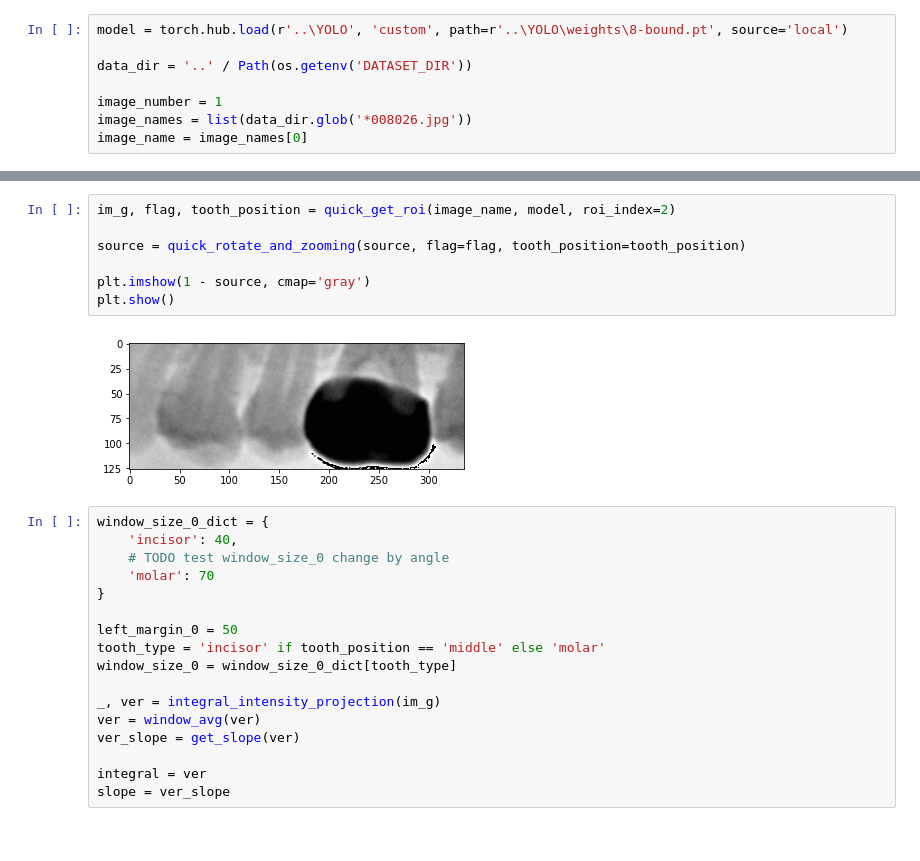
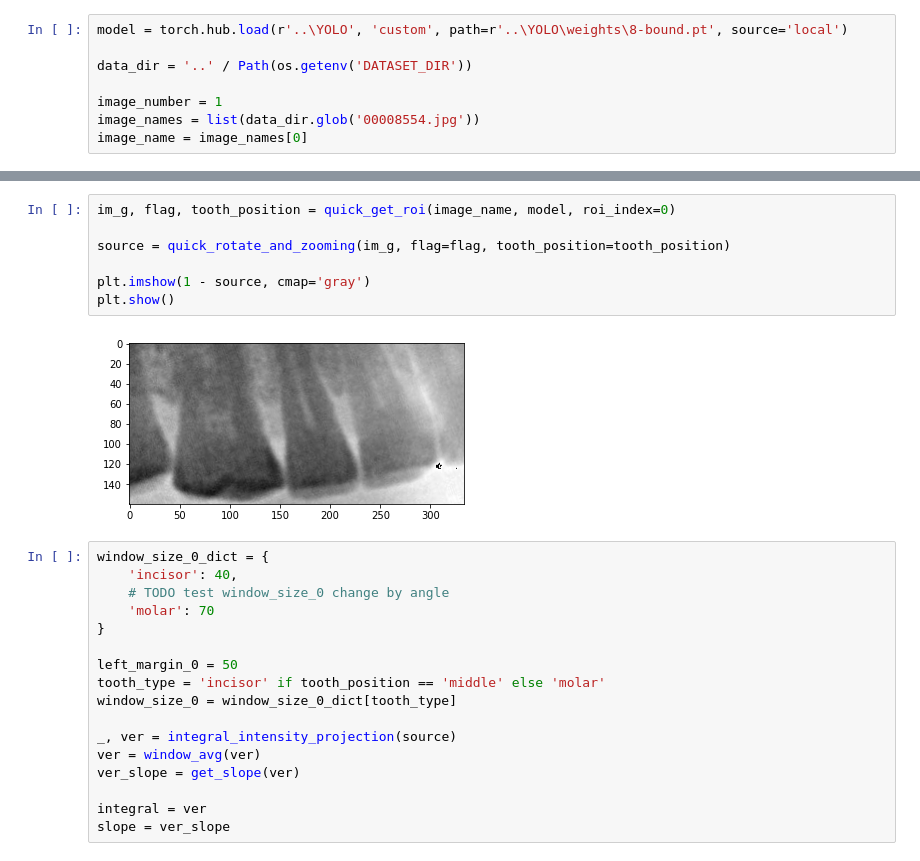
Before and after one commit to alan8365/dentist-CV, a Jupyter notebook: edge/get_valley_window_demo.ipynb, the cells around one changed output, grey strips where cells are left out. Drawn from its saved outputs; the diff is of its cells as text.

```diff
--- a/edge/get_valley_window_demo.ipynb
+++ b/edge/get_valley_window_demo.ipynb
@@ -27,5 +28,5 @@ model = torch.hub.load(r'..\YOLO', 'custom', path=r'..\YOLO\weights\8-bound.pt',
 data_dir = '..' / Path(os.getenv('DATASET_DIR'))
 
 image_number = 1
-image_names = list(data_dir.glob('*008026.jpg'))
+image_names = list(data_dir.glob('00008554.jpg'))
 image_name = image_names[0]
@@ -38,12 +33,12 @@ Adding AutoShape...
 # %%
-im_g, flag, tooth_position = quick_get_roi(image_name, model, roi_index=2)
+im_g, flag, tooth_position = quick_get_roi(image_name, model, roi_index=0)
 
-source = quick_rotate_and_zooming(source, flag=flag, tooth_position=tooth_position)
+source = quick_rotate_and_zooming(im_g, flag=flag, tooth_position=tooth_position)
 
 plt.imshow(1 - source, cmap='gray')
 plt.show()
 # %% [output]
-[figure, old version]
+[figure, new version]
 # %%
 window_size_0_dict = {
     'incisor': 40,
@@ -55,7 +50,7 @@ left_margin_0 = 50
 tooth_type = 'incisor' if tooth_position == 'middle' else 'molar'
 window_size_0 = window_size_0_dict[tooth_type]
 
-_, ver = integral_intensity_projection(im_g)
+_, ver = integral_intensity_projection(source)
 ver = window_avg(ver)
 ver_slope = get_slope(ver)
 
```
Also changed, not shown: parts of 5 cells of this notebook, 8 other files.
